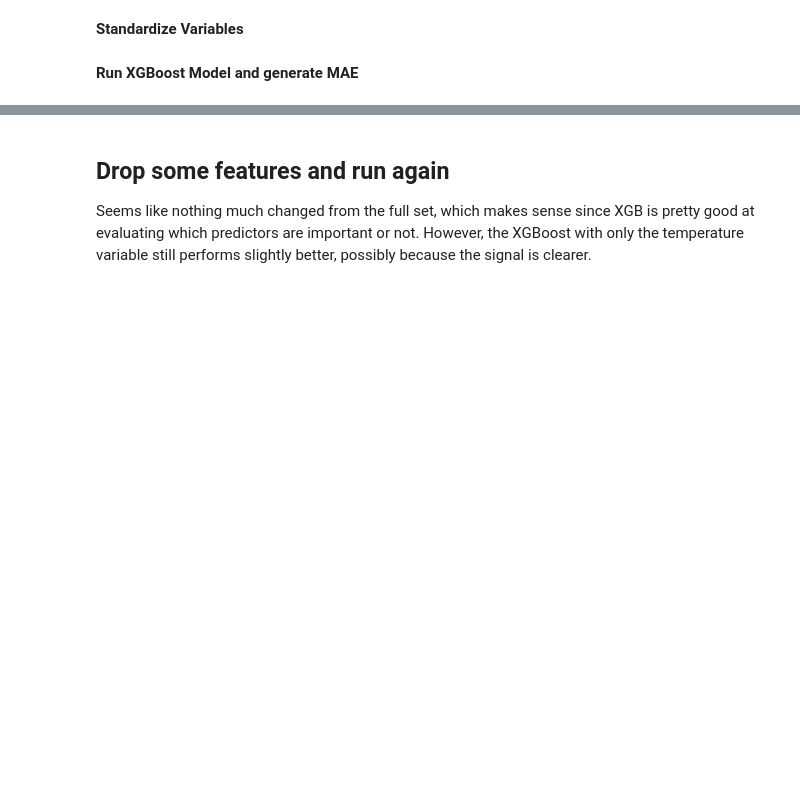
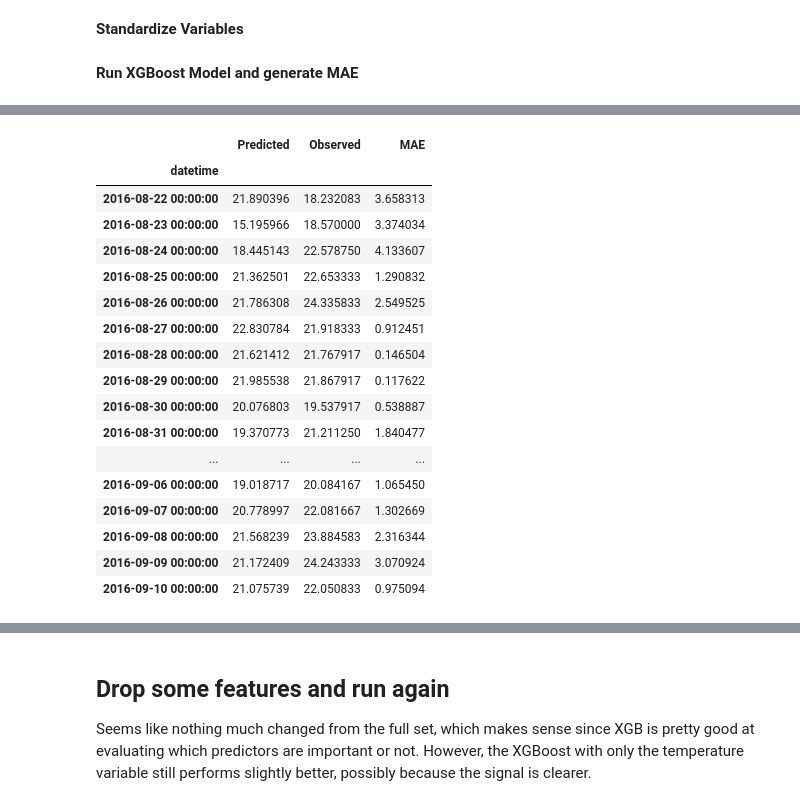
Before and after one commit to McGill-MMA-EnterpriseAnalytics/Cloud-Computations, a Jupyter notebook: INSY695_MLModels.ipynb, the cells around one changed output, grey strips where cells are left out. Saved outputs shown, nothing was run; the diff lists cells and outputs as text; code cells hidden in the pictures; blank space fills up the shorter version.

```diff
--- a/INSY695_MLModels.ipynb
+++ b/INSY695_MLModels.ipynb
@@ -472,3 +471,24 @@ plt.show()
+# %%
+ts_results.head(20).style.background_gradient(cmap='magma')
+# %% [output]
+|  | Predicted | Observed | MAE |
+| datetime |  |  |  |
+| 2016-08-22 00:00:00 | 21.890396 | 18.232083 | 3.658313 |
+| 2016-08-23 00:00:00 | 15.195966 | 18.570000 | 3.374034 |
+| 2016-08-24 00:00:00 | 18.445143 | 22.578750 | 4.133607 |
+| 2016-08-25 00:00:00 | 21.362501 | 22.653333 | 1.290832 |
+| 2016-08-26 00:00:00 | 21.786308 | 24.335833 | 2.549525 |
+| 2016-08-27 00:00:00 | 22.830784 | 21.918333 | 0.912451 |
+| 2016-08-28 00:00:00 | 21.621412 | 21.767917 | 0.146504 |
+| 2016-08-29 00:00:00 | 21.985538 | 21.867917 | 0.117622 |
+| 2016-08-30 00:00:00 | 20.076803 | 19.537917 | 0.538887 |
+| 2016-08-31 00:00:00 | 19.370773 | 21.211250 | 1.840477 |
+| ... | ... | ... | ... |
+| 2016-09-06 00:00:00 | 19.018717 | 20.084167 | 1.065450 |
+| 2016-09-07 00:00:00 | 20.778997 | 22.081667 | 1.302669 |
+| 2016-09-08 00:00:00 | 21.568239 | 23.884583 | 2.316344 |
+| 2016-09-09 00:00:00 | 21.172409 | 24.243333 | 3.070924 |
+| 2016-09-10 00:00:00 | 21.075739 | 22.050833 | 0.975094 |
 # %%
 plt.figure(figsize=(10,5))
 xgb.plot_importance(xgb_model, ax=plt.gca())
```
Also changed, not shown: parts of 26 cells of this notebook.
